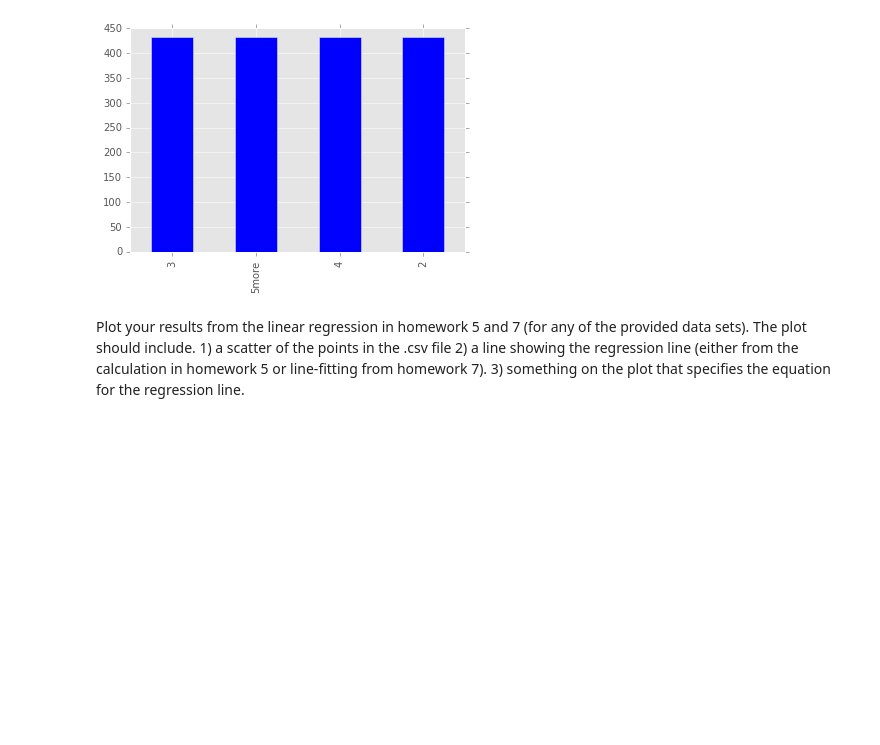
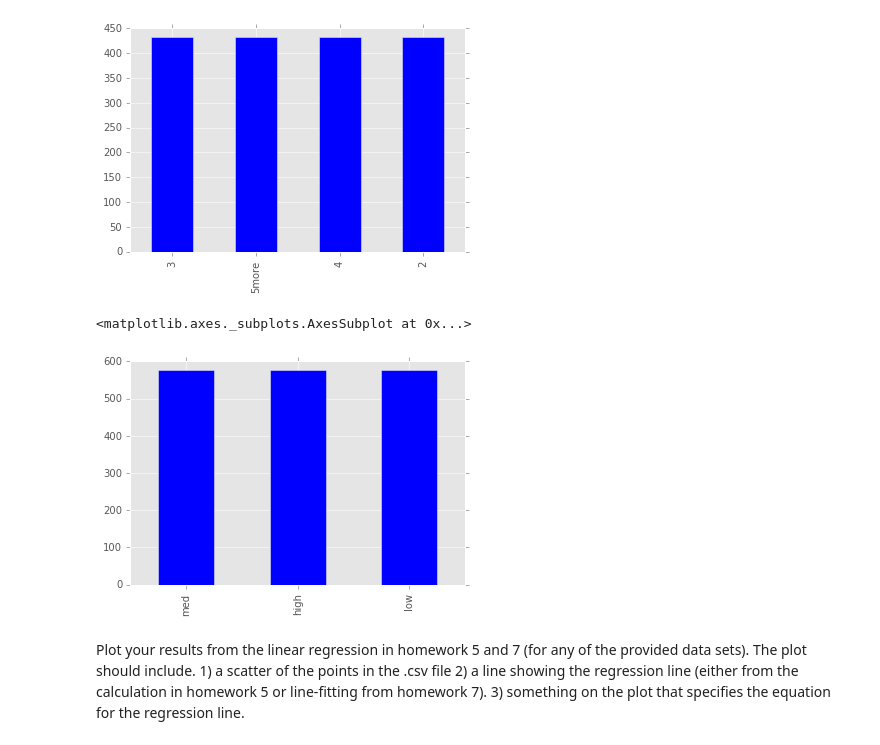
Before and after one commit to jhamski/IS602-Assignments-Fall2015, a Jupyter notebook: IS602_Assignment_10/IS602--Assignment-10--James Hamski.ipynb, the cells around one changed output. Saved outputs shown, nothing was run; the diff lists cells and outputs as text; code cells hidden in the pictures; blank space fills up the shorter version.

```diff
--- a/IS602_Assignment_10/IS602--Assignment-10--James Hamski.ipynb
+++ b/IS602_Assignment_10/IS602--Assignment-10--James Hamski.ipynb
@@ -46,6 +42,11 @@ doors.plot.bar()
 # %% [output]
 <matplotlib.axes._subplots.AxesSubplot at 0x...>
 [figure]
+# %%
+safety.plot.bar()
+# %% [output]
+<matplotlib.axes._subplots.AxesSubplot at 0x...>
+[figure, added]
 # %% [markdown]
 Plot your results from the linear regression in homework 5 and 7 (for any of the provided data sets).  The plot should include.  1) a scatter of the points in the .csv file 2) a line showing the regression line (either from the calculation in homework 5 or line-fitting from homework 7).  3) something on the plot that specifies the equation for the regression line.
 # %% [markdown]
```
Also changed, not shown: parts of 6 cells of this notebook.
